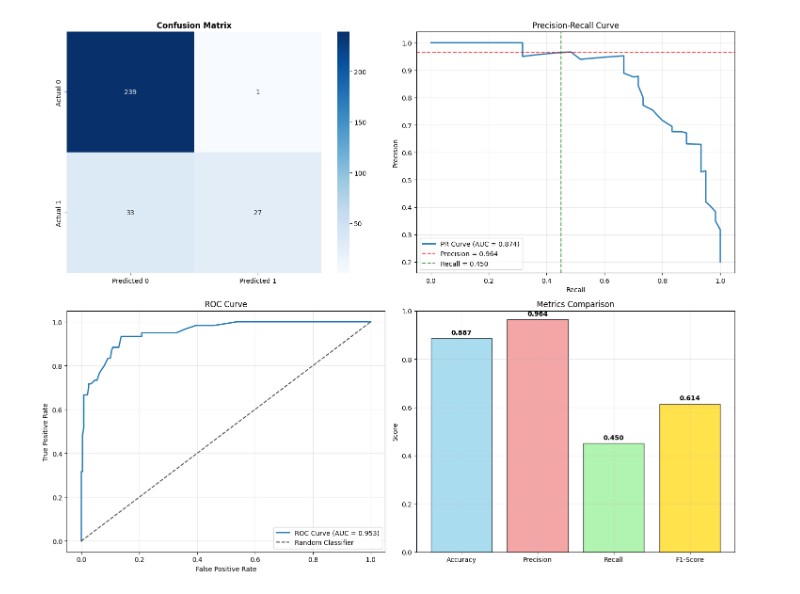
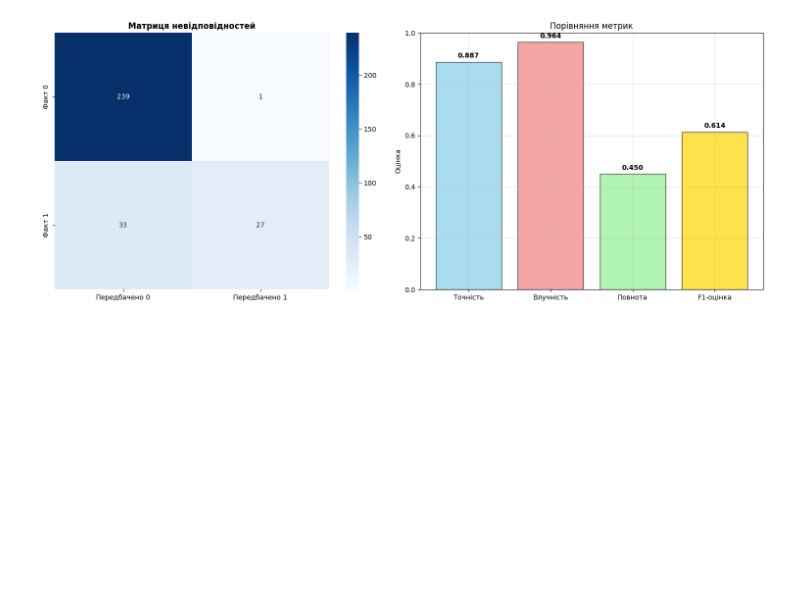
Before and after one commit to Neronuser/data-mining-course, a Jupyter notebook: 10.0-Model_Evaluation.ipynb, the cells around one changed output. Drawn from its saved outputs; the diff is of its cells as text; code cells hidden in the pictures; blank space fills up the shorter version.

```diff
--- a/10.0-Model_Evaluation.ipynb
+++ b/10.0-Model_Evaluation.ipynb
@@ -677,65 +603,41 @@ Recall:    0.450
    macro avg       0.92      0.72      0.77       300
 weighted avg       0.90      0.89      0.87       300
 # %%
-# Visualize the confusion matrix and metrics
-fig, axes = plt.subplots(2, 2, figsize=(15, 12))
+fig, axes = plt.subplots(1, 2, figsize=(15, 6))
 
-# Confusion Matrix
 cm = confusion_matrix(y_test_imb, y_pred)
-sns.heatmap(cm, annot=True, fmt='d', cmap='Blues',
-            xticklabels=['Predicted 0', 'Predicted 1'],
-            yticklabels=['Actual 0', 'Actual 1'],
-            ax=axes[0, 0])
-axes[0, 0].set_title('Confusion Matrix', fontweight='bold')
+sns.heatmap(
+    cm,
+    annot=True,
+    fmt='d',
+    cmap='Blues',
+    xticklabels=['Передбачено 0', 'Передбачено 1'],
+    yticklabels=['Факт 0', 'Факт 1'],
+    ax=axes[0]
+)
+axes[0].set_title('Матриця невідповідностей', fontweight='bold')
 
-# Precision-Recall Curve
-precision_curve, recall_curve, pr_thresholds = precision_recall_curve(y_test_imb, y_pred_proba)
-pr_auc = auc(recall_curve, precision_curve)
-
-axes[0, 1].plot(recall_curve, precision_curve, linewidth=2, label=f'PR Curve (AUC = {pr_auc:.3f})')
-axes[0, 1].axhline(y=precision, color='red', linestyle='--', alpha=0.7, label=f'Precision = {precision:.3f}')
-axes[0, 1].axvline(x=recall, color='green', linestyle='--', alpha=0.7, label=f'Recall = {recall:.3f}')
-axes[0, 1].set_xlabel('Recall')
-axes[0, 1].set_ylabel('Precision')
-axes[0, 1].set_title('Precision-Recall Curve')
-axes[0, 1].legend()
-axes[0, 1].grid(True, alpha=0.3)
-
-# ROC Curve
-fpr, tpr, roc_thresholds = roc_curve(y_test_imb, y_pred_proba)
-roc_auc = auc(fpr, tpr)
-
-axes[1, 0].plot(fpr, tpr, linewidth=2, label=f'ROC Curve (AUC = {roc_auc:.3f})')
-axes[1, 0].plot([0, 1], [0, 1], 'k--', alpha=0.7, label='Random Classifier')
-axes[1, 0].set_xlabel('False Positive Rate')
-axes[1, 0].set_ylabel('True Positive Rate')
-axes[1, 0].set_title('ROC Curve')
-axes[1, 0].legend()
-axes[1, 0].grid(True, alpha=0.3)
-
-# Metrics Comparison
-metrics = ['Accuracy', 'Precision', 'Recall', 'F1-Score']
+metrics = ['Точність', 'Влучність', 'Повнота', 'F1-оцінка']
 values = [accuracy, precision, recall, f1]
 colors = ['skyblue', 'lightcoral', 'lightgreen', 'gold']
 
-bars = axes[1, 1].bar(metrics, values, color=colors, alpha=0.7, edgecolor='black')
-axes[1, 1].set_ylabel('Score')
-axes[1, 1].set_title('Metrics Comparison')
-axes[1, 1].set_ylim(0, 1)
-axes[1, 1].grid(True, alpha=0.3)
+bars = axes[1].bar(metrics, values, color=colors, alpha=0.7, edgecolor='black')
+axes[1].set_ylabel('Оцінка')
+axes[1].set_title('Порівняння метрик')
+axes[1].set_ylim(0, 1)
+axes[1].grid(True, alpha=0.3)
 
-# Add value labels on bars
 for bar, value in zip(bars, values):
-    axes[1, 1].text(bar.get_x() + bar.get_width()/2, bar.get_height() + 0.01,
-                   f'{value:.3f}', ha='center', va='bottom', fontweight='bold')
+    axes[1].text(
+        bar.get_x() + bar.get_width()/2,
+        bar.get_height() + 0.01,
+        f'{value:.3f}',
+        ha='center',
+        va='bottom',
+        fontweight='bold'
+    )
 
 plt.tight_layout()
 plt.show()
-
-print("Key Insights:")
-print("- Confusion Matrix shows the breakdown of correct/incorrect predictions")
-print("- PR Curve is better for imbalanced datasets")
-print("- ROC Curve shows the trade-off between sensitivity and specificity")
-print("- All metrics together give a complete picture of model performance")
 # %% [output]
-[figure, old version]
+[figure, new version]
```
Also changed, not shown: parts of 15 cells of this notebook, 4 other files.
